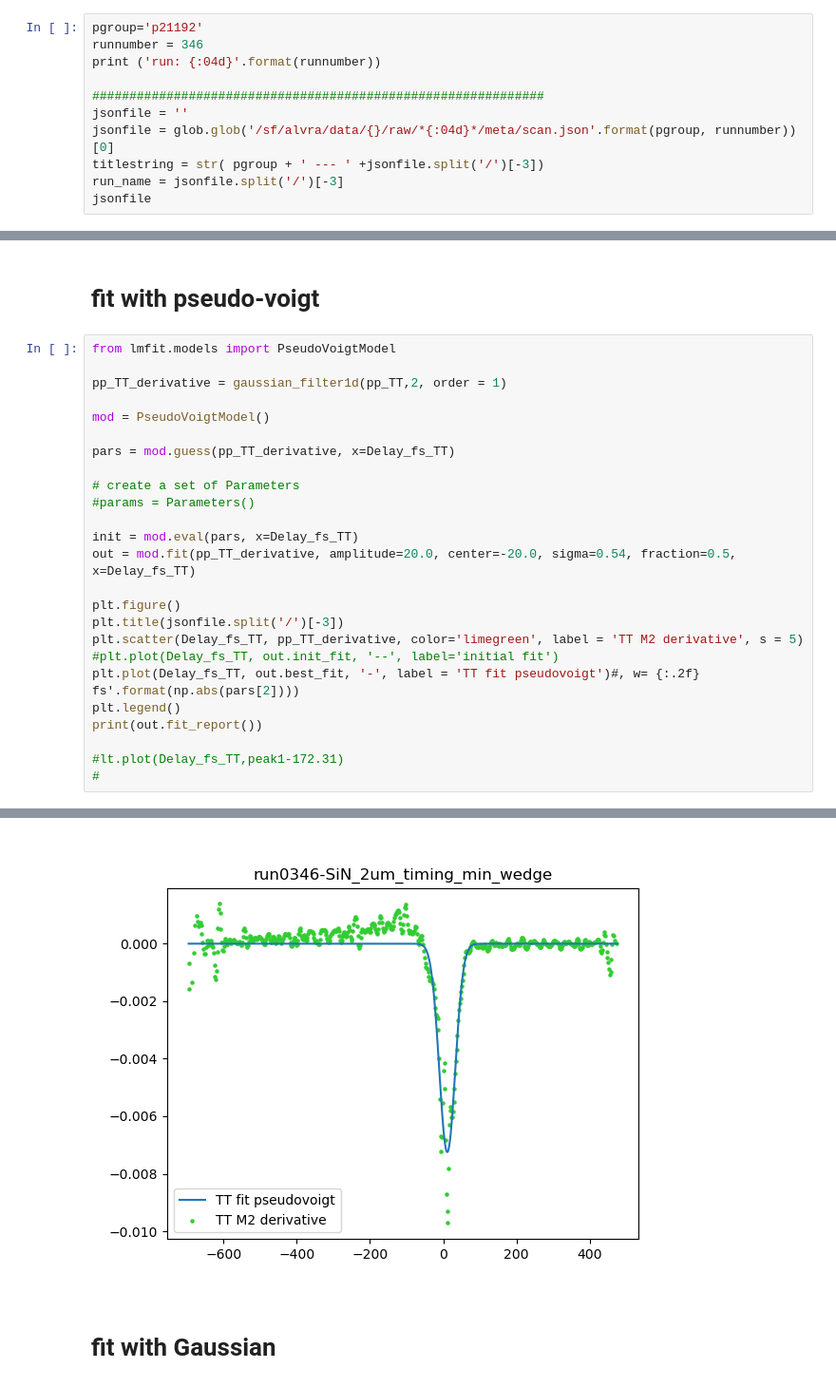
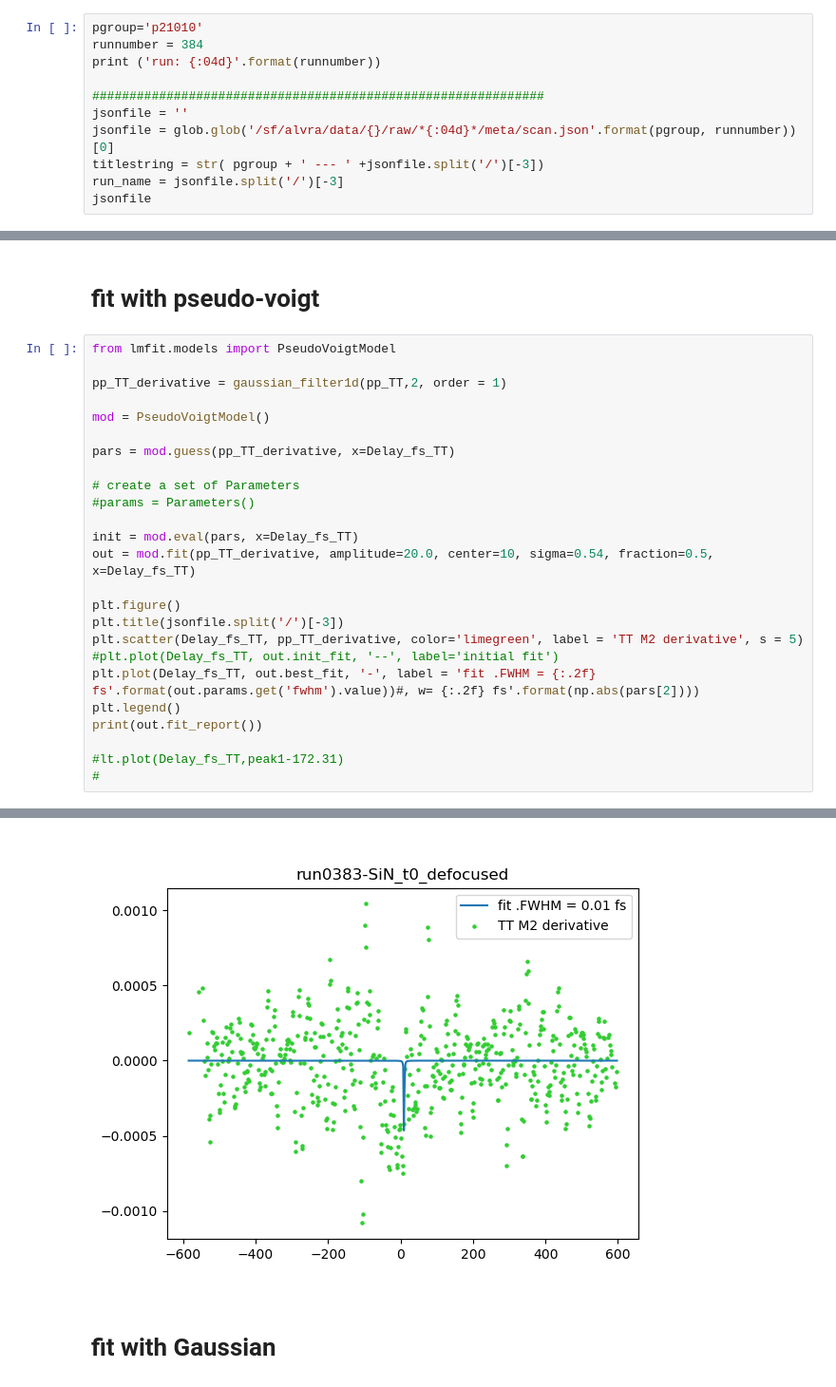
Before and after one commit to paulscherrerinstitute/alvra_beamline_scripts, a Jupyter notebook: YAG_scans_oneTT.ipynb, the cells around one changed output, grey strips where cells are left out. Shown at 95% size. Drawn from its saved outputs; the diff is of its cells as text.

```diff
--- a/YAG_scans_oneTT.ipynb
+++ b/YAG_scans_oneTT.ipynb
@@ -22,8 +22,8 @@ warnings.filterwarnings('ignore')
 # %% [markdown]
 ## choose file either with the run number (first cell) or widget (second cell)
 # %%
-pgroup='p21192'
-runnumber = 346
+pgroup='p21010'
+runnumber = 384
 print ('run: {:04d}'.format(runnumber))
 
 #############################################################
@@ -214,13 +214,13 @@ pars = mod.guess(pp_TT_derivative, x=Delay_fs_TT)
 #params = Parameters()
 
 init = mod.eval(pars, x=Delay_fs_TT)
-out = mod.fit(pp_TT_derivative, amplitude=20.0, center=-20.0, sigma=0.54, fraction=0.5, x=Delay_fs_TT)
+out = mod.fit(pp_TT_derivative, amplitude=20.0, center=10, sigma=0.54, fraction=0.5, x=Delay_fs_TT)
 
 plt.figure()
 plt.title(jsonfile.split('/')[-3])
 plt.scatter(Delay_fs_TT, pp_TT_derivative, color='limegreen', label = 'TT M2 derivative', s = 5)
 #plt.plot(Delay_fs_TT, out.init_fit, '--', label='initial fit')
-plt.plot(Delay_fs_TT, out.best_fit, '-', label = 'TT fit pseudovoigt')#, w= {:.2f} fs'.format(np.abs(pars[2])))
+plt.plot(Delay_fs_TT, out.best_fit, '-', label = 'fit .FWHM = {:.2f} fs'.format(out.params.get('fwhm').value))#, w= {:.2f} fs'.format(np.abs(pars[2])))
 plt.legend()
 print(out.fit_report())
 
@@ -249,4 +247,4 @@ print(out.fit_report())
-[figure, old version]
+[figure, new version]
 # %% [markdown]
 # fit with Gaussian
 # %%
```
Also changed, not shown: parts of 11 cells of this notebook, 5 other files.
